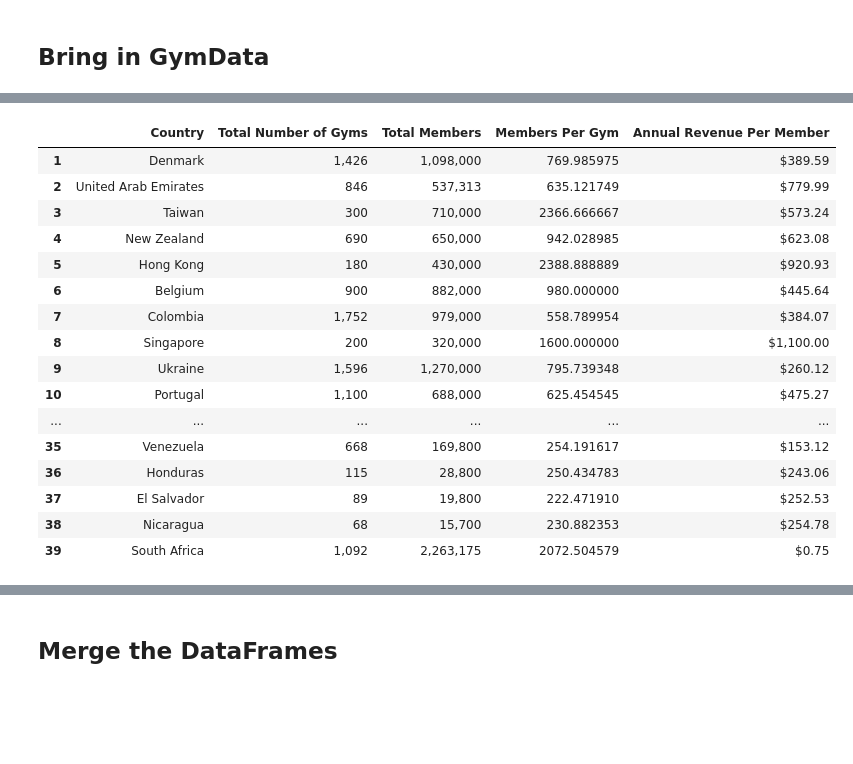
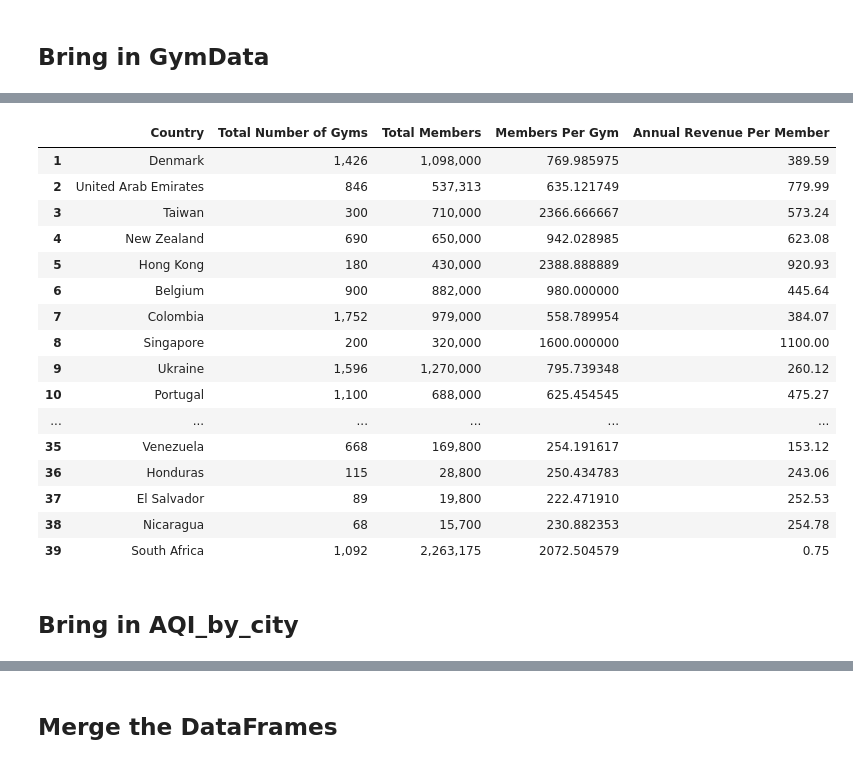
Before and after one commit to Mikeg14119/project1, a Jupyter notebook: project1/Project_Working.ipynb, the cells around one changed output, grey strips where cells are left out. Drawn from its saved outputs; the diff is of its cells as text; code cells hidden in the pictures; blank space fills up the shorter version.

```diff
--- a/project1/Project_Working.ipynb
+++ b/project1/Project_Working.ipynb
@@ -142,28 +138,33 @@ gd_df.head()
 # %%
 gym_data_df = gd_df[['Country',
                      'Total Number of Gyms',
                      'Total Members',
                      'Members Per Gym',
                      'Annual Revenue Per Member']]
 
 gym_data_df = gym_data_df.dropna()
+gym_data_df['Annual Revenue Per Member'] = gym_data_df['Annual Revenue Per Member'].str.replace('$', '').str.replace(',', '').str.strip()
+gym_data_df['Annual Revenue Per Member'] = gym_data_df['Annual Revenue Per Member'].astype(float)
+
 
 gym_data_df
 # %% [output]
 |  | Country | Total Number of Gyms | Total Members | Members Per Gym | Annual Revenue Per Member |
-| 1 | Denmark | 1,426 | 1,098,000 | 769.985975 | $389.59 |
-| 2 | United Arab Emirates | 846 | 537,313 | 635.121749 | $779.99 |
-| 3 | Taiwan | 300 | 710,000 | 2366.666667 | $573.24 |
-| 4 | New Zealand | 690 | 650,000 | 942.028985 | $623.08 |
-| 5 | Hong Kong | 180 | 430,000 | 2388.888889 | $920.93 |
-| 6 | Belgium | 900 | 882,000 | 980.000000 | $445.64 |
-| 7 | Colombia | 1,752 | 979,000 | 558.789954 | $384.07 |
-| 8 | Singapore | 200 | 320,000 | 1600.000000 | $1,100.00 |
-| 9 | Ukraine | 1,596 | 1,270,000 | 795.739348 | $260.12 |
-| 10 | Portugal | 1,100 | 688,000 | 625.454545 | $475.27 |
+| 1 | Denmark | 1,426 | 1,098,000 | 769.985975 | 389.59 |
+| 2 | United Arab Emirates | 846 | 537,313 | 635.121749 | 779.99 |
+| 3 | Taiwan | 300 | 710,000 | 2366.666667 | 573.24 |
+| 4 | New Zealand | 690 | 650,000 | 942.028985 | 623.08 |
+| 5 | Hong Kong | 180 | 430,000 | 2388.888889 | 920.93 |
+| 6 | Belgium | 900 | 882,000 | 980.000000 | 445.64 |
+| 7 | Colombia | 1,752 | 979,000 | 558.789954 | 384.07 |
+| 8 | Singapore | 200 | 320,000 | 1600.000000 | 1100.00 |
+| 9 | Ukraine | 1,596 | 1,270,000 | 795.739348 | 260.12 |
+| 10 | Portugal | 1,100 | 688,000 | 625.454545 | 475.27 |
 | ... | ... | ... | ... | ... | ... |
-| 35 | Venezuela | 668 | 169,800 | 254.191617 | $153.12 |
-| 36 | Honduras | 115 | 28,800 | 250.434783 | $243.06 |
-| 37 | El Salvador | 89 | 19,800 | 222.471910 | $252.53 |
-| 38 | Nicaragua | 68 | 15,700 | 230.882353 | $254.78 |
-| 39 | South Africa | 1,092 | 2,263,175 | 2072.504579 | $0.75 |
+| 35 | Venezuela | 668 | 169,800 | 254.191617 | 153.12 |
+| 36 | Honduras | 115 | 28,800 | 250.434783 | 243.06 |
+| 37 | El Salvador | 89 | 19,800 | 222.471910 | 252.53 |
+| 38 | Nicaragua | 68 | 15,700 | 230.882353 | 254.78 |
+| 39 | South Africa | 1,092 | 2,263,175 | 2072.504579 | 0.75 |
+# %% [markdown]
+## Bring in AQI_by_city
```
Also changed, not shown: parts of 23 cells of this notebook, 1 other file.
